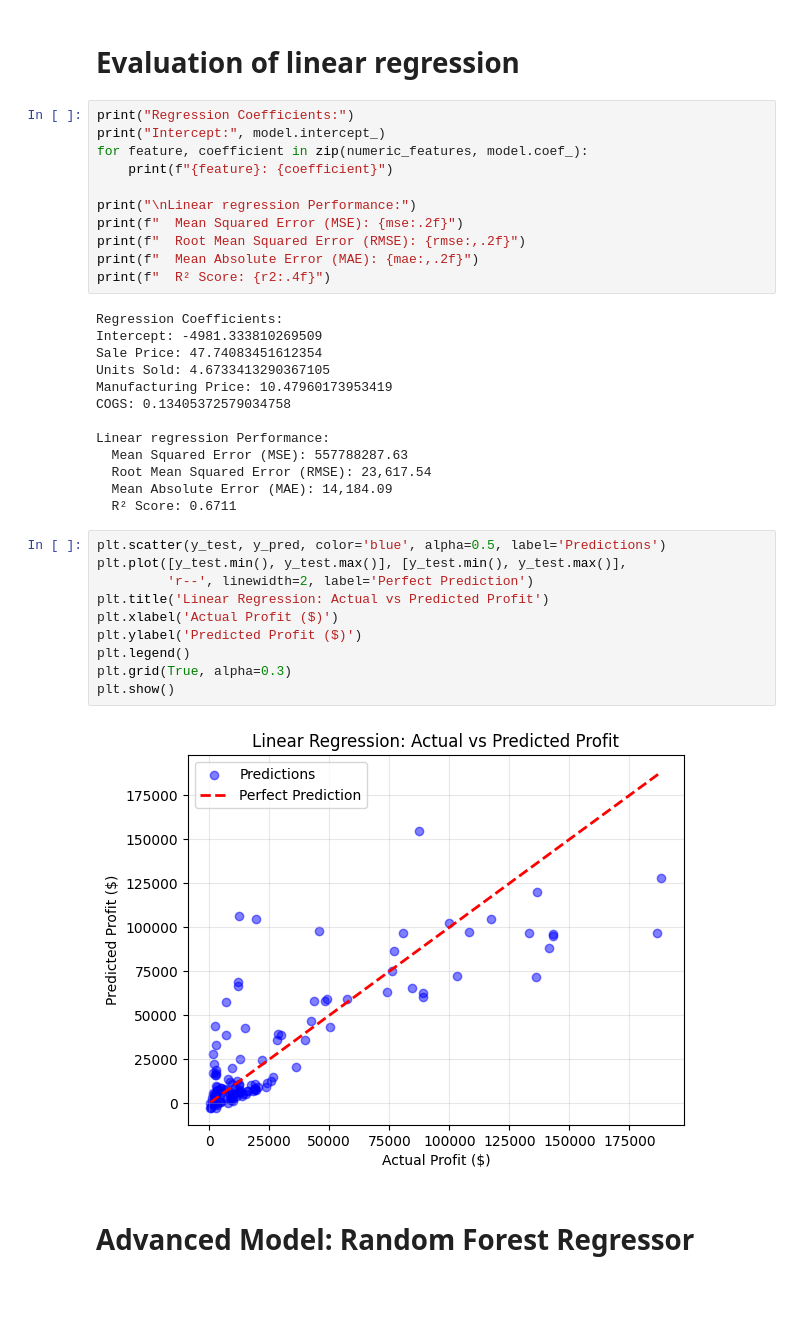
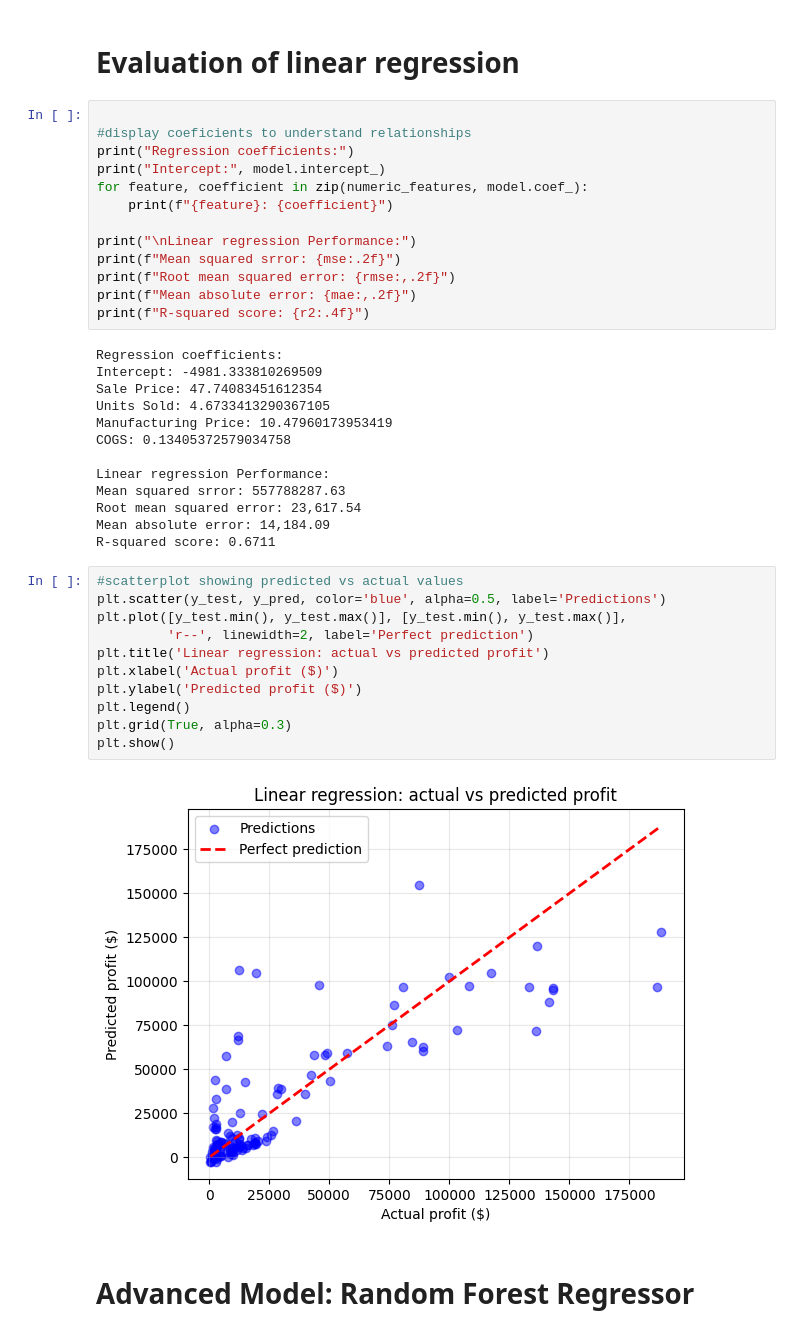
Before and after one commit to Shantaannu/company-financials-dataset, a Jupyter notebook: Third_Phase.ipynb, the cells around one changed output. Drawn from its saved outputs; the diff is of its cells as text; blank space fills up the shorter version.

```diff
--- a/Third_Phase.ipynb
+++ b/Third_Phase.ipynb
@@ -79,18 +88,20 @@ r2 = r2_score(y_test, y_pred)
 # %% [markdown]
 # Evaluation of linear regression
 # %%
-print("Regression Coefficients:")
+
+#display coeficients to understand relationships
+print("Regression coefficients:")
 print("Intercept:", model.intercept_)
 for feature, coefficient in zip(numeric_features, model.coef_):
     print(f"{feature}: {coefficient}")
 
 print("\nLinear regression Performance:")
-print(f"  Mean Squared Error (MSE): {mse:.2f}")
-print(f"  Root Mean Squared Error (RMSE): {rmse:,.2f}")
-print(f"  Mean Absolute Error (MAE): {mae:,.2f}")
-print(f"  R² Score: {r2:.4f}")
+print(f"Mean squared srror: {mse:.2f}")
+print(f"Root mean squared error: {rmse:,.2f}")
+print(f"Mean absolute error: {mae:,.2f}")
+print(f"R-squared score: {r2:.4f}")
 # %% [output]
-Regression Coefficients:
+Regression coefficients:
 Intercept: -4981.333810269509
 Sale Price: 47.74083451612354
 Units Sold: 4.6733413290367105
@@ -98,22 +109,23 @@ Manufacturing Price: 10.47960173953419
 COGS: 0.13405372579034758
 
 Linear regression Performance:
-  Mean Squared Error (MSE): 557788287.63
-  Root Mean Squared Error (RMSE): 23,617.54
-  Mean Absolute Error (MAE): 14,184.09
-  R² Score: 0.6711
+Mean squared srror: 557788287.63
+Root mean squared error: 23,617.54
+Mean absolute error: 14,184.09
+R-squared score: 0.6711
 # %%
+#scatterplot showing predicted vs actual values
 plt.scatter(y_test, y_pred, color='blue', alpha=0.5, label='Predictions')
 plt.plot([y_test.min(), y_test.max()], [y_test.min(), y_test.max()],
-         'r--', linewidth=2, label='Perfect Prediction')
-plt.title('Linear Regression: Actual vs Predicted Profit')
-plt.xlabel('Actual Profit ($)')
-plt.ylabel('Predicted Profit ($)')
+         'r--', linewidth=2, label='Perfect prediction')
+plt.title('Linear regression: actual vs predicted profit')
+plt.xlabel('Actual profit ($)')
+plt.ylabel('Predicted profit ($)')
 plt.legend()
 plt.grid(True, alpha=0.3)
 plt.show()
 # %% [output]
-[figure, old version]
+[figure, new version]
 # %% [markdown]
 # Advanced Model: Random Forest Regressor
 # %%
```
Also changed, not shown: parts of 22 cells of this notebook.
